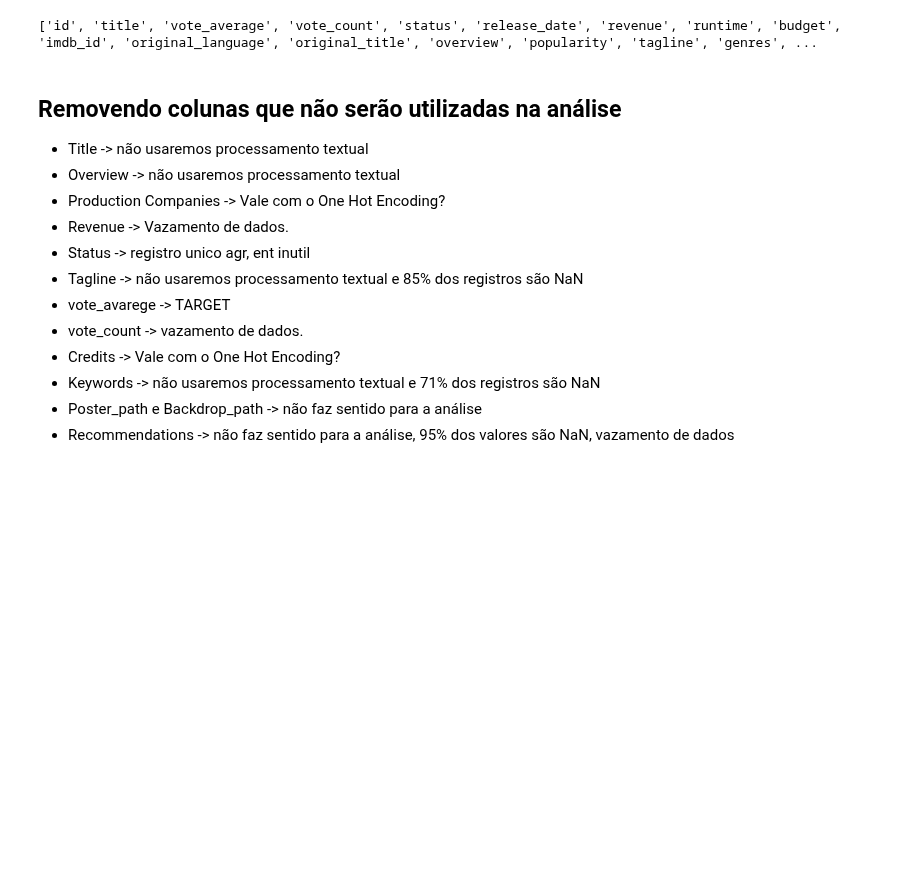
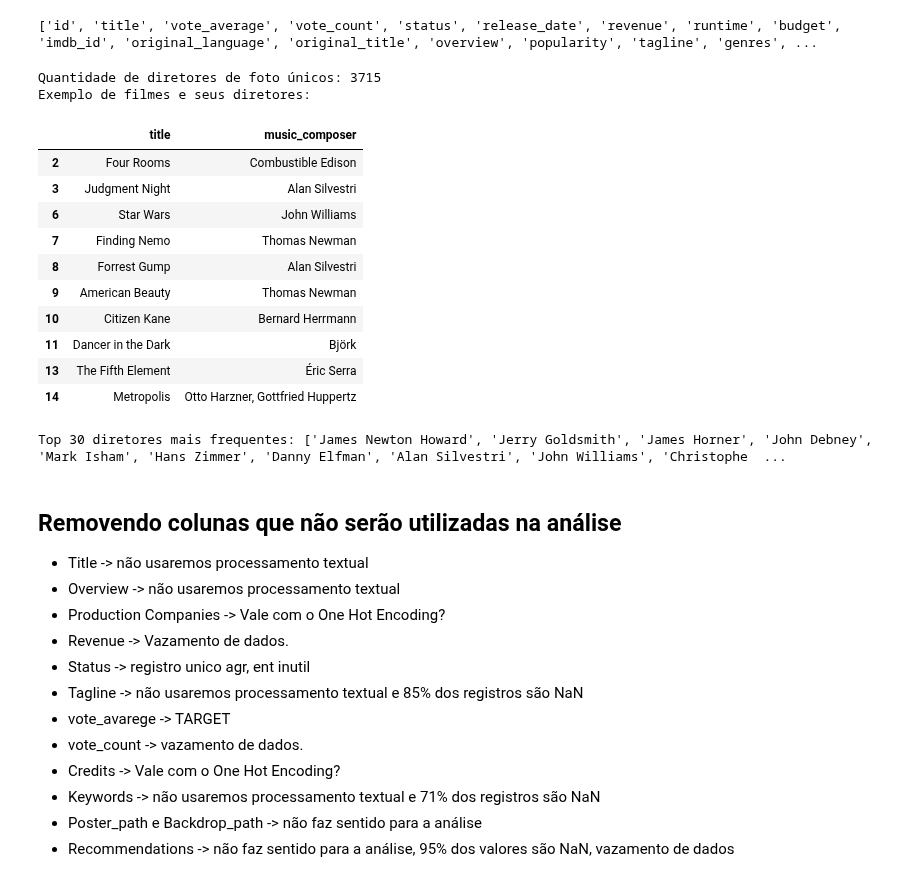
Before and after one commit to rodrigosantana24/projeto-pisi3, a Jupyter notebook: tratamento_thalyson.ipynb, the cells around one changed output. Drawn from its saved outputs; the diff is of its cells as text; code cells hidden in the pictures; blank space fills up the shorter version.

```diff
--- a/tratamento_thalyson.ipynb
+++ b/tratamento_thalyson.ipynb
@@ -93,6 +93,33 @@ Registros perdidos com o filtro: 15409
 print(df.columns.tolist())
 # %% [output]
 ['id', 'title', 'vote_average', 'vote_count', 'status', 'release_date', 'revenue', 'runtime', 'budget', 'imdb_id', 'original_language', 'original_title', 'overview', 'popularity', 'tagline', 'genres', ...
+# %%
+# Verifica se a coluna 'director' existe
+if 'music_composer' in df.columns:
+    print("Quantidade de diretores de foto únicos:", df['music_composer'].nunique())
+    print("Exemplo de filmes e seus diretores:")
+    display(df[['title', 'music_composer']].head(10))
+else:
+    print("Coluna 'director' não encontrada no DataFrame.")
+
+top_n = 30
+top_directors = df['music_composer'].value_counts().nlargest(top_n).index.tolist()
+print(f"Top {top_n} diretores mais frequentes: {top_directors}")
+# %% [output]
+Quantidade de diretores de foto únicos: 3715
+Exemplo de filmes e seus diretores:
+|  | title | music_composer |
+| 2 | Four Rooms | Combustible Edison |
+| 3 | Judgment Night | Alan Silvestri |
+| 6 | Star Wars | John Williams |
+| 7 | Finding Nemo | Thomas Newman |
+| 8 | Forrest Gump | Alan Silvestri |
+| 9 | American Beauty | Thomas Newman |
+| 10 | Citizen Kane | Bernard Herrmann |
+| 11 | Dancer in the Dark | Björk |
+| 13 | The Fifth Element | Éric Serra |
+| 14 | Metropolis | Otto Harzner, Gottfried Huppertz |
+Top 30 diretores mais frequentes: ['James Newton Howard', 'Jerry Goldsmith', 'James Horner', 'John Debney', 'Mark Isham', 'Hans Zimmer', 'Danny Elfman', 'Alan Silvestri', 'John Williams', 'Christophe  ...
 # %% [markdown]
 ## Removendo colunas que não serão utilizadas na análise
 - Title -> não usaremos processamento textual
```
Also changed, not shown: parts of 22 cells of this notebook, 1 other file.
